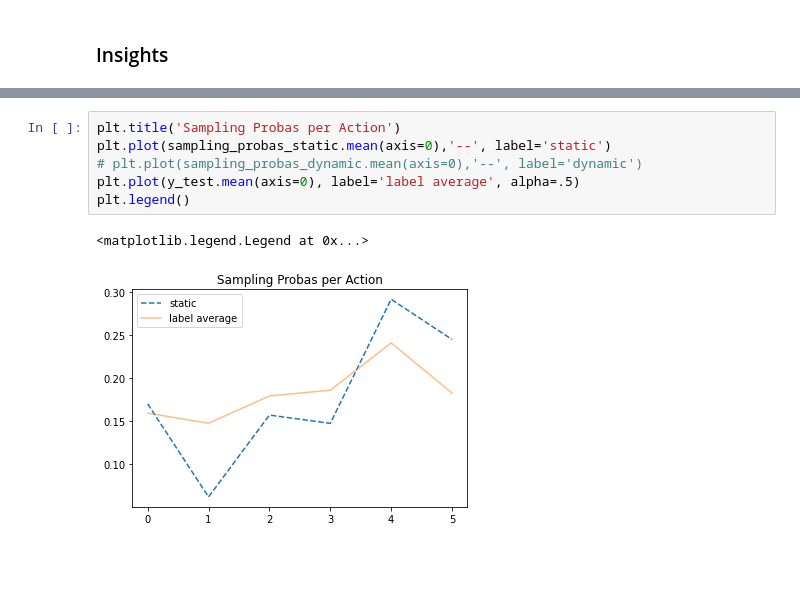
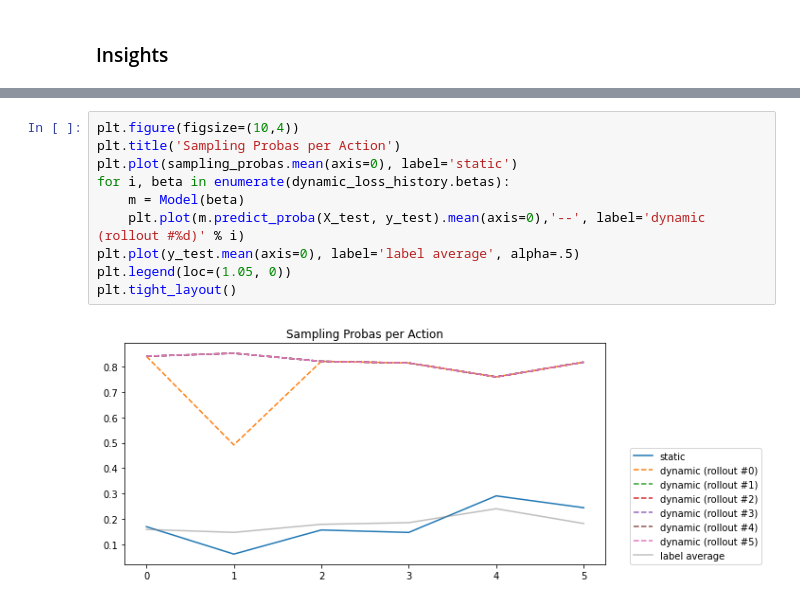
Before and after one commit to criteo-research/sequential-conterfactual-risk-minimization, a Jupyter notebook: eval_sequential_crm_multilabel-jax.ipynb, the cells around one changed output, grey strips where cells are left out. Cells and saved outputs as stored; diff of their text form; blank space fills up the shorter version.

```diff
--- a/eval_sequential_crm_multilabel-jax.ipynb
+++ b/eval_sequential_crm_multilabel-jax.ipynb
@@ -612,9 +629,12 @@ plt.legend()
-# %%
-plt.title('Sampling Probas per Action')
-plt.plot(sampling_probas_static.mean(axis=0),'--', label='static')
-# plt.plot(sampling_probas_dynamic.mean(axis=0),'--', label='dynamic')
-plt.plot(y_test.mean(axis=0), label='label average', alpha=.5)
-plt.legend()
-# %% [output]
-<matplotlib.legend.Legend at 0x...>
-[figure, removed]
+# %%
+plt.figure(figsize=(10,4))
+plt.title('Sampling Probas per Action')
+plt.plot(sampling_probas.mean(axis=0), label='static')
+for i, beta in enumerate(dynamic_loss_history.betas):
+    m = Model(beta)
+    plt.plot(m.predict_proba(X_test, y_test).mean(axis=0),'--', label='dynamic (rollout #%d)' % i)
+plt.plot(y_test.mean(axis=0), label='label average', alpha=.5)
+plt.legend(loc=(1.05, 0))
+plt.tight_layout()
+# %% [output]
+[figure, added]
```
Also changed, not shown: parts of 14 cells of this notebook.
